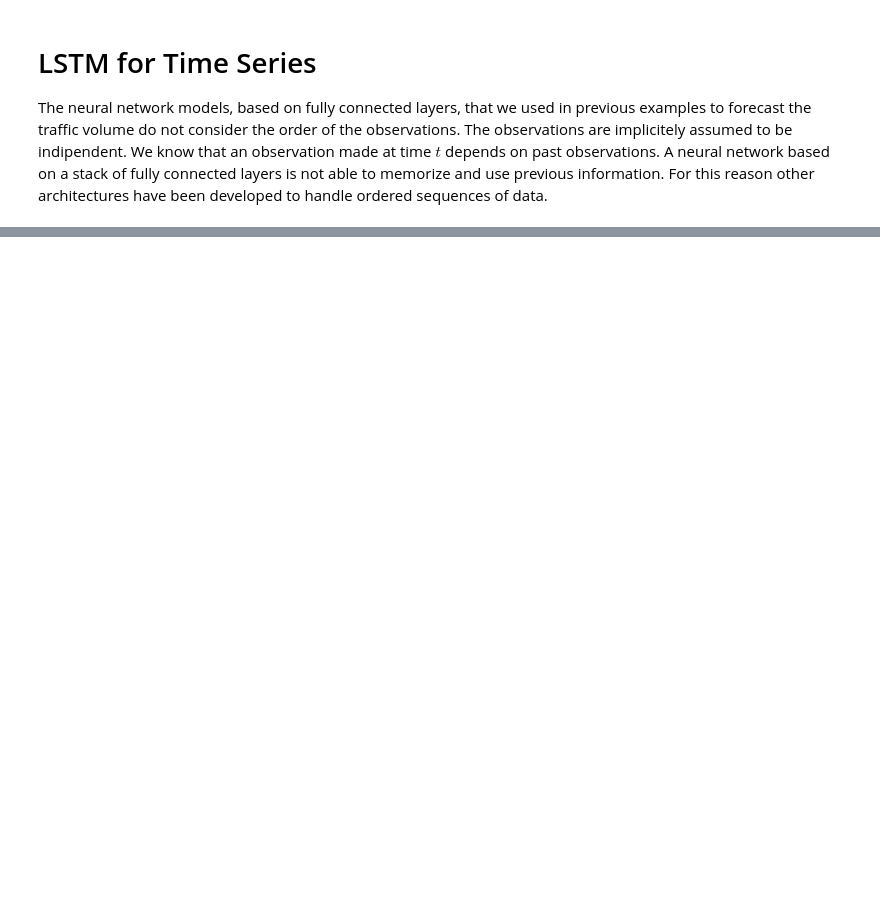
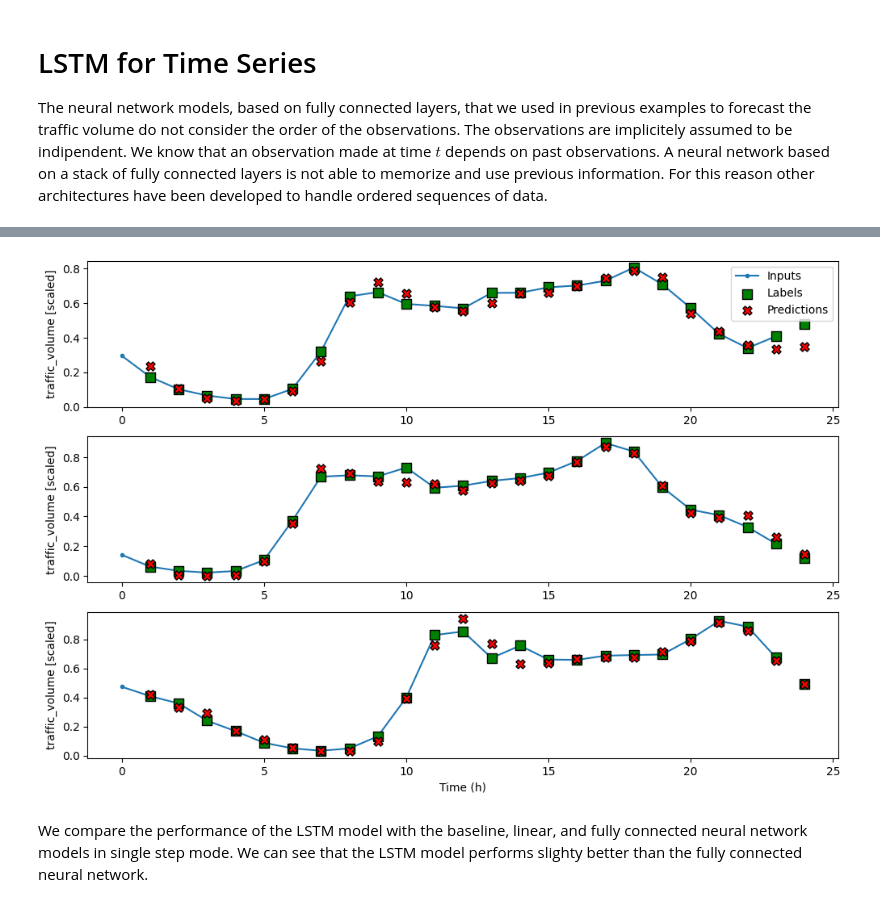
Before and after one commit to luigiselmi/timeseries, a Jupyter notebook: lstm_for_timeseries.ipynb, the cells around one changed output, grey strips where cells are left out. Drawn from its saved outputs; the diff is of its cells as text; code cells hidden in the pictures; blank space fills up the shorter version.

Commit message:
LSTM model, single stet forecast

```diff
--- a/lstm_for_timeseries.ipynb
+++ b/lstm_for_timeseries.ipynb
@@ -52,0 +206,3 @@ print(train_df.shape, val_df.shape, test_df.shape)
+# %%
+single_step_window = DataWindow(input_width=1, label_width=1, shift=1, label_columns=['traffic_volume'])
+wide_window = DataWindow(input_width=24, label_width=24, shift=1, label_columns=['traffic_volume'])
@@ -52,0 +211,5 @@ print(train_df.shape, val_df.shape, test_df.shape)
+# %%
+lstm_model = keras.Sequential([
+    layers.LSTM(32, return_sequences=True),
+    layers.Dense(units=1)
+])
@@ -52,0 +258,6 @@ print(train_df.shape, val_df.shape, test_df.shape)
+# %%
+wide_window.plot(lstm_model)
+# %% [output]
+[figure, added]
+# %% [markdown]
+We compare the performance of the LSTM model with the baseline, linear, and fully connected neural network models in single step mode. We can see that the LSTM model performs slighty better than the fully connected neural network.
```
Also changed, not shown: parts of 17 cells of this notebook.
